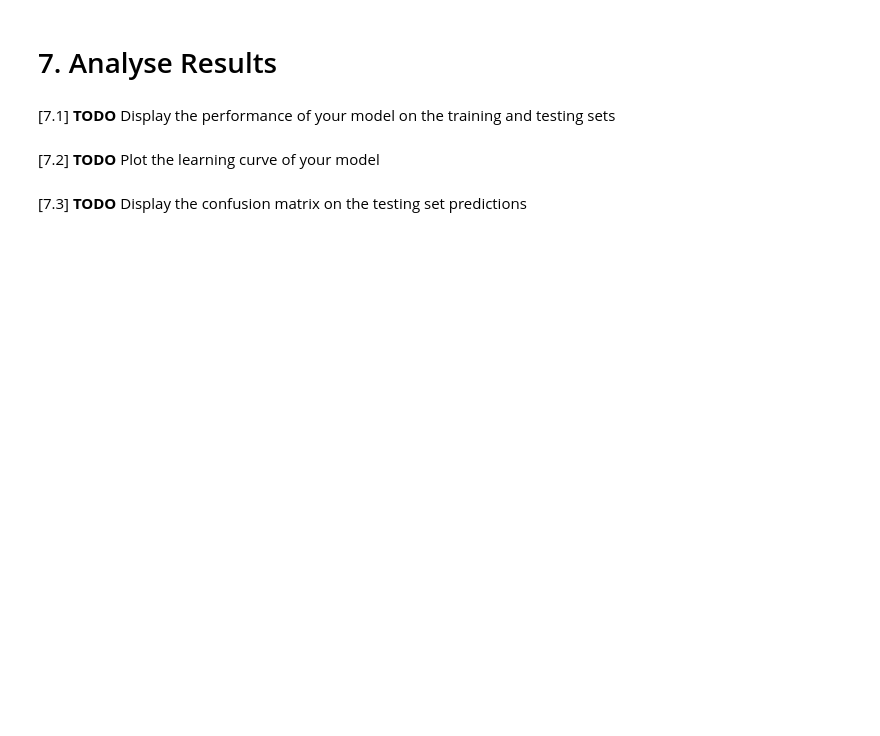
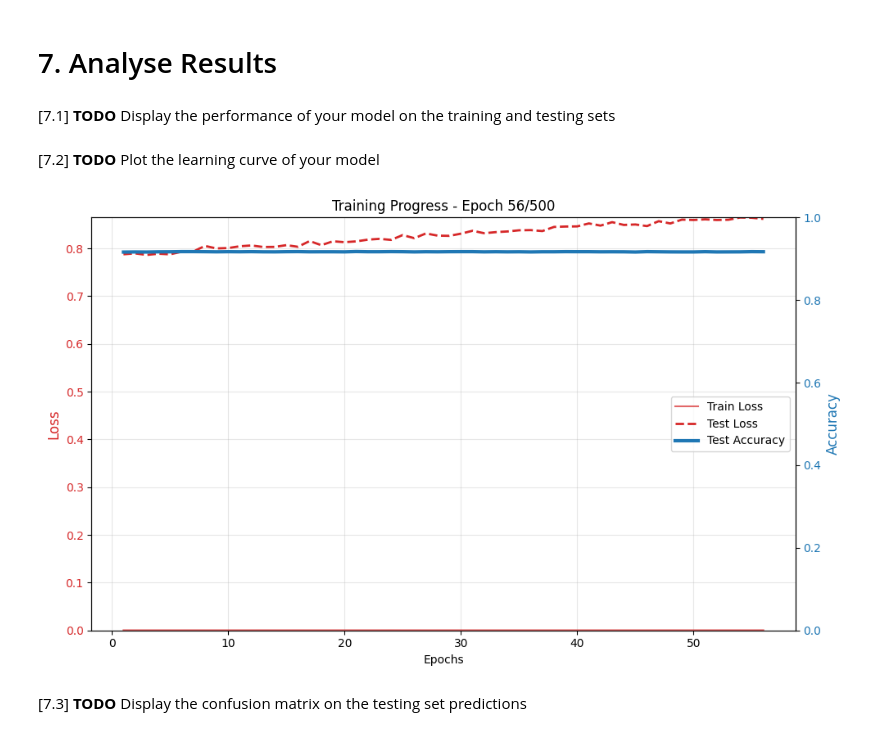
Before and after one commit to coezbek/uts-94691-Deep-Learning-2026, a Jupyter notebook: AT1/Assignment1_PartB.ipynb, the cells around one changed output. Drawn from its saved outputs; the diff is of its cells as text; code cells hidden in the pictures; blank space fills up the shorter version.

```diff
--- a/AT1/Assignment1_PartB.ipynb
+++ b/AT1/Assignment1_PartB.ipynb
@@ -159,7 +225,12 @@ y_test =
 # %% [markdown]
 [5.2] **TODO** Define the architecture of your Neural Networks and save it into a variable called `model`
-# %%
-# TODO (Students need to fill this section)
-model =
+# %%
+input_size = 28*28
+
+simple_model = torch.nn.Sequential(
+  torch.nn.Linear(input_size, 512),
+  torch.nn.ReLU(),
+  torch.nn.Linear(512, num_classes)
+).to(device)
 # %% [markdown]
 [5.2] **TODO** Print the summary of your model
@@ -177,2 +249,5 @@ epochs =
+# %%
+batch_size = 1024
+epochs = 500
 # %% [markdown]
 [6.2] **TODO** Compile your model with the appropriate loss function, the optimiser of your choice and the accuracy metric
@@ -181,0 +254,9 @@ model.
+# %%
+loss_function = torch.nn.CrossEntropyLoss() # Categorical cross entropy loss for multi-class categorization task
+optim = torch.optim.AdamW(params=simple_model.parameters(), lr=0.005, weight_decay=1e-3) # Use weighted Adam optimizer
+
+train_dataset = torch.utils.data.TensorDataset(x_train, y_train_cm)
+test_dataset = torch.utils.data.TensorDataset(x_test, y_test_cm)
+
+dataloader_train = torch.utils.data.DataLoader(train_dataset, batch_size = batch_size, shuffle=True)
+dataloader_test = torch.utils.data.DataLoader(test_dataset, batch_size = batch_size, shuffle=True)
@@ -203,2 +462,6 @@ plt.
+# %%
+do_loss_plot(progress_info)
+# %% [output]
+[figure, added]
 # %% [markdown]
 [7.3] **TODO** Display the confusion matrix on the testing set predictions
```
Also changed, not shown: parts of 58 cells of this notebook.
